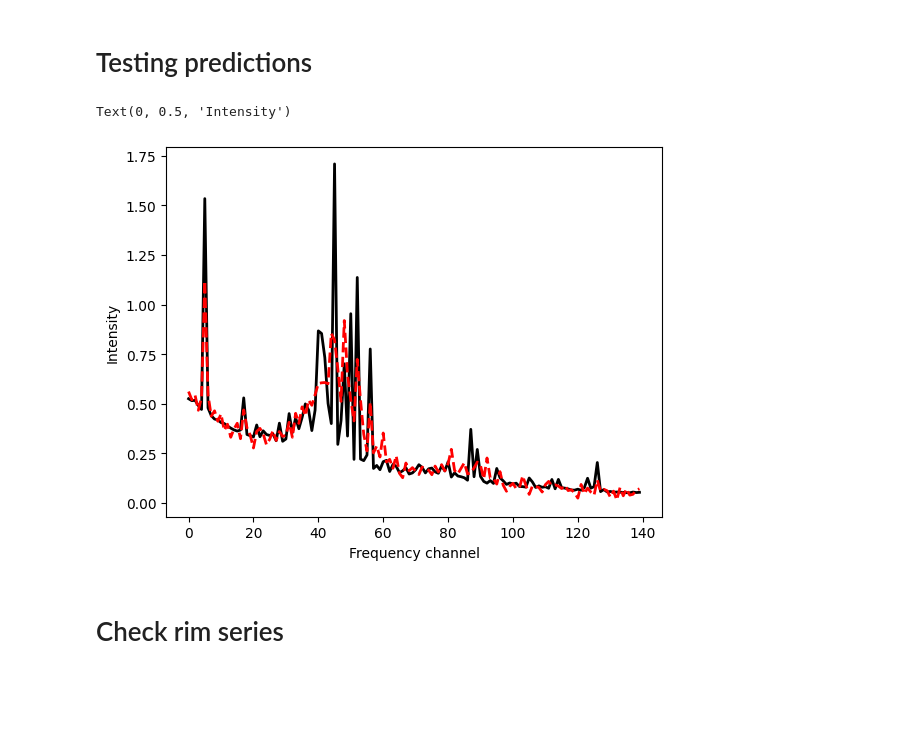
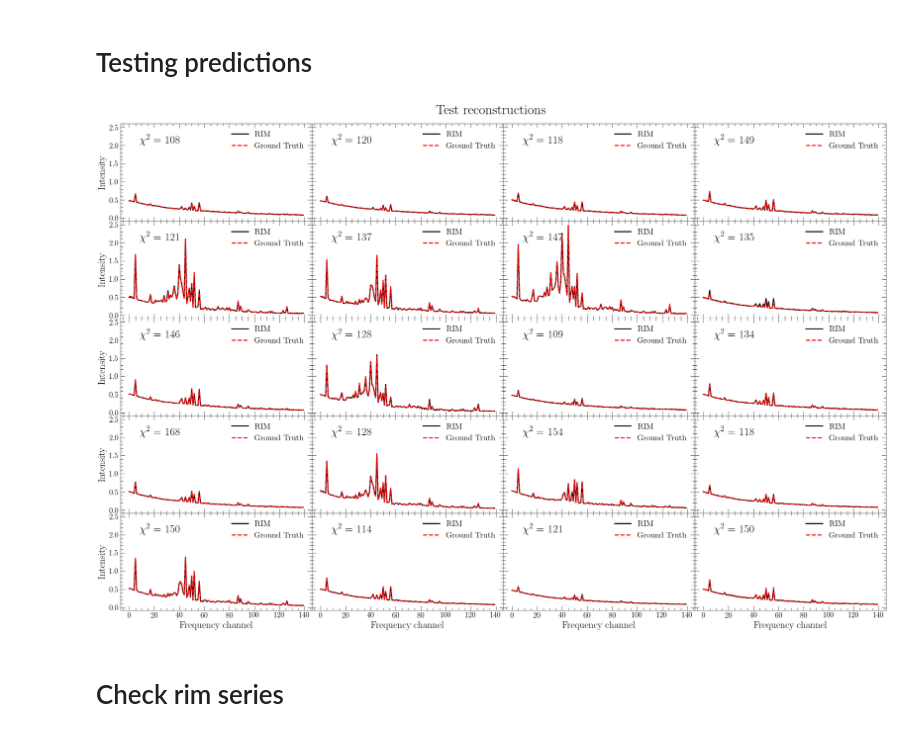
Before and after one commit to AlexandreAdam/RIM_xray_spectra, a Jupyter notebook: notebooks/rim_xray_clusters.ipynb, the cells around one changed output. Saved outputs shown, nothing was run; the diff lists cells and outputs as text; code cells hidden in the pictures; blank space fills up the shorter version.

Commit message:
Produced results

```diff
--- a/notebooks/rim_xray_clusters.ipynb
+++ b/notebooks/rim_xray_clusters.ipynb
@@ -160,20 +205,35 @@ Text(0.5, 0, 'Epoch')
 # %%
-# Load checkpoint to avoid running cells above
-rim = RIM(checkpoints_directory=
+# Load checkpoint trained with only the likelihood
+rim = RIM(checkpoints_directory="../models/rim_xray_xlusters_light_230801013217", dimensions=[140], score_fn=likelihood_score_fn)
+# Load checkpoint model trained with prior score
+# rim = RIM(checkpoints_directory="../models/rim_xray_xlusters_light_woth_prior_230801013217", dimensions=[140], score_fn=score_fn)
 # %%
-dataloader = torch.utils.data.DataLoader(dataset, batch_size=1)
+dataloader = torch.utils.data.DataLoader(test_dataset, batch_size=20)
 y, x, A, sigma_n = next(iter(dataloader))
 rim.eval()
 with torch.no_grad():
     x_pred = rim.predict(y, A, sigma_n)
 
-plt.plot(x.squeeze().cpu(), "-k", lw=2, label="Ground Truth")
-plt.plot(x_pred.squeeze().cpu(), "--r", lw=2, label="RIM")
-plt.xlabel("Frequency channel")
-plt.ylabel("Intensity")
+fig, axs = plt.subplots(5, 4, figsize=(5*5, 4*4), sharey=True, sharex=True)
+for i in range(5):
+    for j in range(4):
+        k = i * 4 + j
+        ax = axs[i, j]
+        y_pred = vmap(torch.matmul)(A, x_pred.squeeze())
+        chi_sq = ((y - y_pred)**2/sigma_n.view(-1, 1)**2).flatten(1).sum(1)
+        ax.plot(x_pred[k].squeeze().cpu(), "-k", lw=2, label="RIM")
+        ax.plot(x[k].squeeze().cpu(), "--r", lw=2, label="Ground Truth")
+        ax.annotate(r"$\chi^2$ = %.0f" % chi_sq[k].item(), xy=(0.1, 0.8), xycoords="axes fraction", fontsize=20)
+        if j == 0:
+            ax.set_ylabel("Intensity")
+        if i == 4:
+            ax.set_xlabel("Frequency channel")
+        ax.legend(fontsize=15)
+fig.suptitle("Test reconstructions", y=0.91, fontsize=25)
+plt.subplots_adjust(hspace=0, wspace=0)
+plt.savefig("../results/rim_test_reconstructions_20230732.png")
 # %% [output]
-Text(0, 0.5, 'Intensity')
-[figure, old version]
+[figure, new version]
 # %% [markdown]
 # Check rim series
 # %%
```
Also changed, not shown: parts of 13 cells of this notebook, 2 other files.
